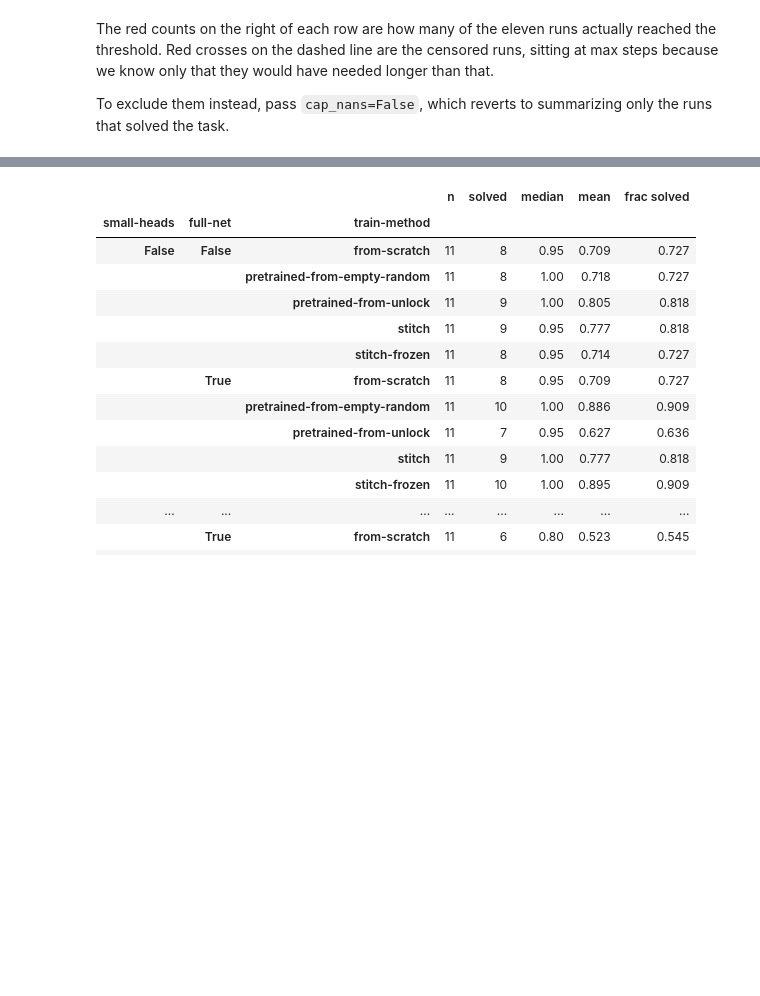
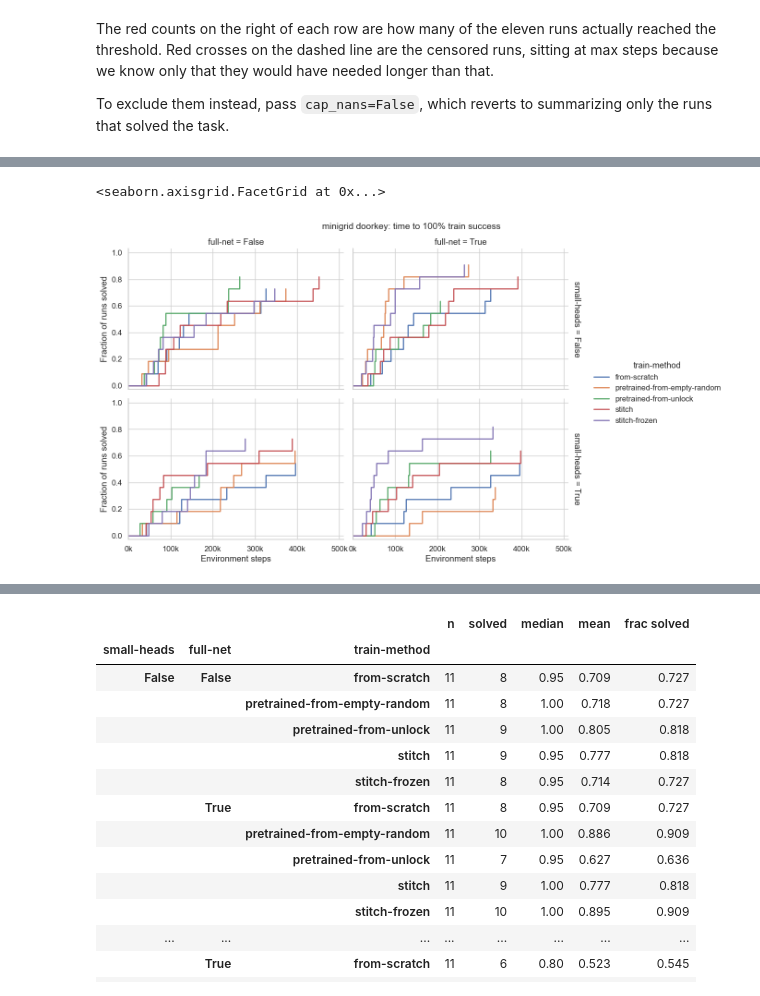
Before and after one commit to uvm-neurobotics-lab/stitching, a Jupyter notebook: src/minigrid.ipynb, the cells around one changed output, grey strips where cells are left out. Cells and saved outputs as stored; diff of their text form; code cells hidden in the pictures; blank space fills up the shorter version.

```diff
--- a/src/minigrid.ipynb
+++ b/src/minigrid.ipynb
@@ -490,0 +505,64 @@ task.
+# %%
+import itertools
+
+from statsmodels.duration.survfunc import SurvfuncRight, survdiff
+
+
+def adjust_pvalues(p, method="holm"):
+    """
+    Correct a family of p-values for multiple comparisons.
+
+    Holm-Bonferroni controls the family-wise error rate; "bh" is Benjamini-Hochberg, which controls the false
+    discovery rate and is less conservative; None returns them unchanged.
+    """
+    p = np.asarray(p, dtype=float)
+    if method is None:
+        return p
+    if method == "bh":
+        from scipy.stats import false_discovery_control
+        return false_discovery_control(p, method="bh")
+    if method != "holm":
+        raise ValueError(f"Unknown correction: {method!r}. Use 'holm', 'bh', or None.")
+    adjusted, running = np.empty(len(p)), 0.0
+    for rank, idx in enumerate(np.argsort(p)):
+        running = max(running, (len(p) - rank) * p[idx])  # Enforce monotonicity across the sorted p-values.
+        adjusted[idx] = min(running, 1.0)
+    return adjusted
+
+
+def survival_arrays(group_df, metric=METRIC):
+    """ Event times and the status flag statsmodels wants: 1 if the run solved, 0 if it was censored. """
+    return group_df[metric].to_numpy(dtype=float), (~group_df["censored"]).to_numpy().astype(int)
+
+
+def plot_solve_curves(times, metric=METRIC, group="train-method", facets=("small-heads", "full-net"),
+                      height=3.6, aspect=1.5):
+    """ Kaplan-Meier curves: the fraction of runs which have solved the task by each step. """
+    grid = sns.FacetGrid(times, row=facets[0], col=facets[1], hue=group, height=height, aspect=aspect,
+                         margin_titles=True, hue_order=sorted(times[group].unique()))
+
+    def curve(data, color=None, label=None, **kwargs):
+        event_times, observed = survival_arrays(data, metric)
+        if observed.sum() == 0:
+            return  # Nothing to estimate from; every run in this group was censored.
+        fit = SurvfuncRight(event_times, observed)
+        # Step from (0, 0): surv_prob is the fraction *not* yet solved, so invert it.
+        plt.step(np.concatenate([[0], fit.surv_times]), 1 - np.concatenate([[1.0], fit.surv_prob]),
+                 where="post", color=color, label=label, lw=1.8)
+
+    grid.map_dataframe(curve)
+    grid.add_legend(title=group)
+    grid.set_titles(row_template="{row_var} = {row_name}", col_template="{col_var} = {col_name}")
+    grid.set(ylim=(-0.03, 1.03), xlim=(0, times[metric].max() * 1.02))
+    for ax in grid.axes.flat:
+        ax.xaxis.set_major_formatter(lambda v, _: f"{v / 1000:g}k")
+    grid.set_xlabels("Environment steps")
+    grid.set_ylabels("Fraction of runs solved")
+    grid.figure.suptitle(f"{BENCHMARK} {TASK}: time to 100% train success", y=1.02, fontsize=14)
+    return grid
+
+
+plot_solve_curves(times)
+# %% [output]
+<seaborn.axisgrid.FacetGrid at 0x...>
+[figure, added]
```
Also changed, not shown: parts of 9 cells of this notebook, 1 other file.
